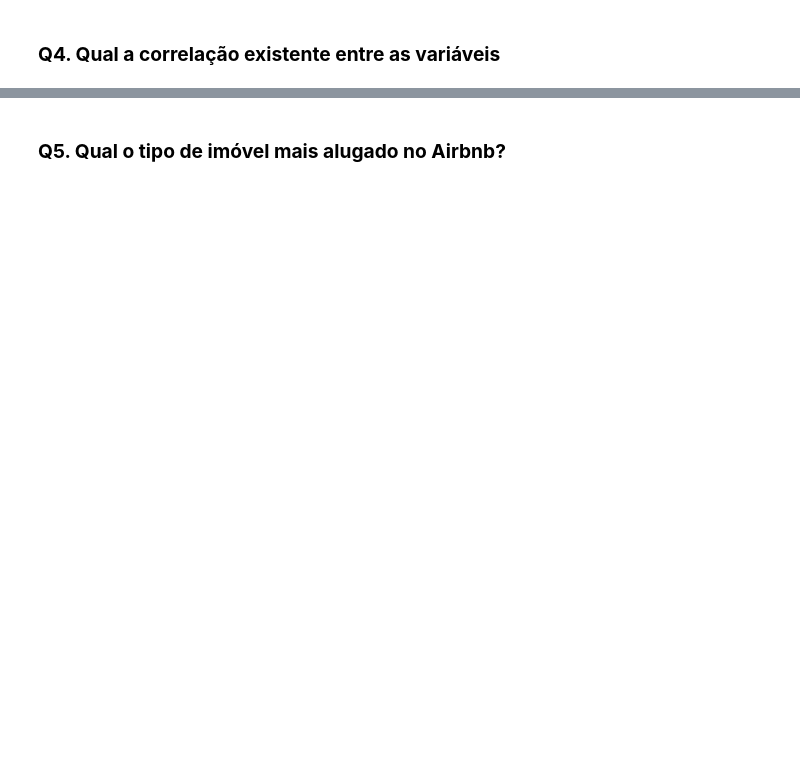
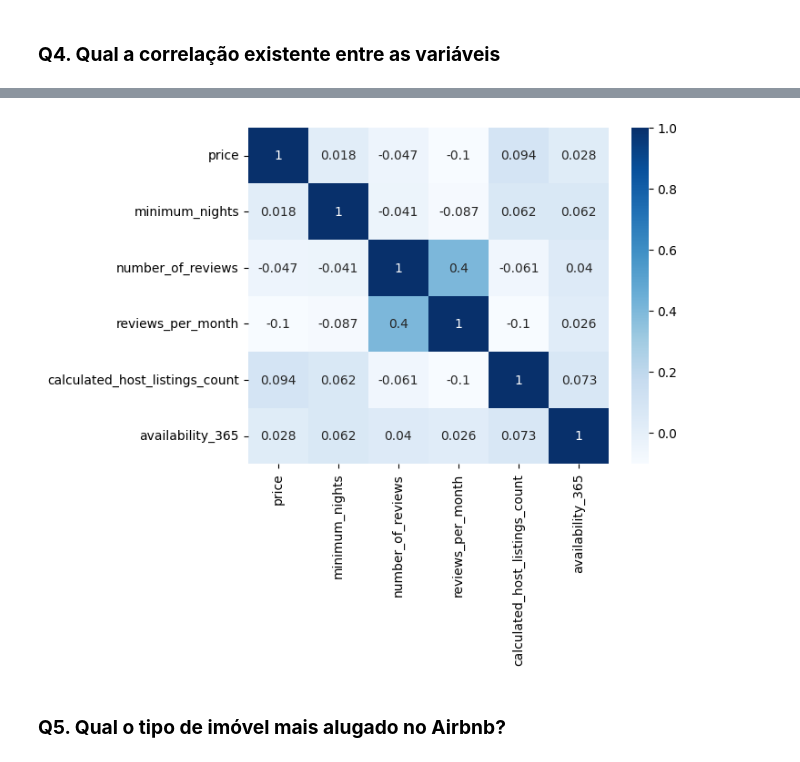
Before and after one commit to JoaoMarcosRamos/analisandodadosairbnb, a Jupyter notebook: Cópia_de_[Template]_Analisando_os_Dados_do_Airbnb.ipynb, the cells around one changed output, grey strips where cells are left out. Cells and saved outputs as stored; diff of their text form; code cells hidden in the pictures; blank space fills up the shorter version.

```diff
--- a/Cópia_de_[Template]_Analisando_os_Dados_do_Airbnb.ipynb
+++ b/Cópia_de_[Template]_Analisando_os_Dados_do_Airbnb.ipynb
@@ -138,4 +153,8 @@ plt.show()
 # %%
 # criar uma matriz de correlação
 
+corr_mtx = df.loc[:,['price','minimum_nights','number_of_reviews','reviews_per_month','calculated_host_listings_count','availability_365']].corr()
+
+
 # mostrar a matriz de correlação
+corr_mtx
@@ -142,5 +169,10 @@ plt.show()
 # %%
 # plotar um heatmap a partir das correlações
+
+sns.heatmap(corr_mtx,annot=True,cmap='Blues')
+plt.show()
+# %% [output]
+[figure, added]
 # %% [markdown]
 ### **Q5. Qual o tipo de imóvel mais alugado no Airbnb?**
 # %%
```
Also changed, not shown: parts of 11 cells of this notebook.
